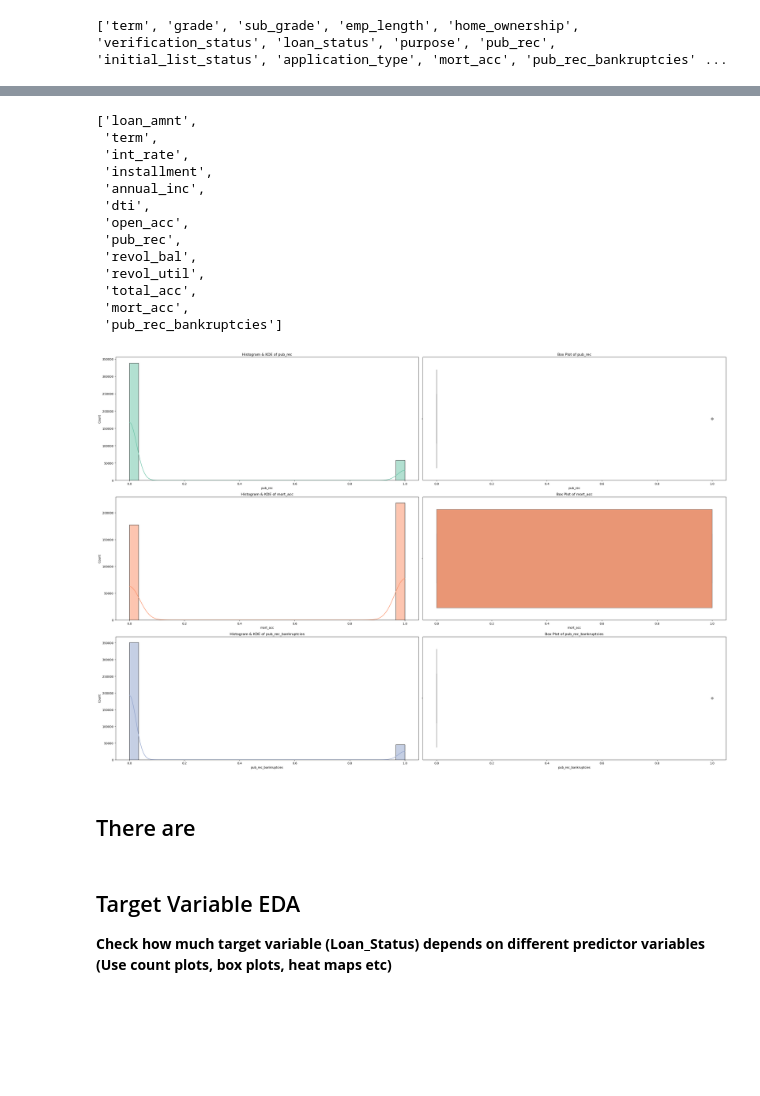
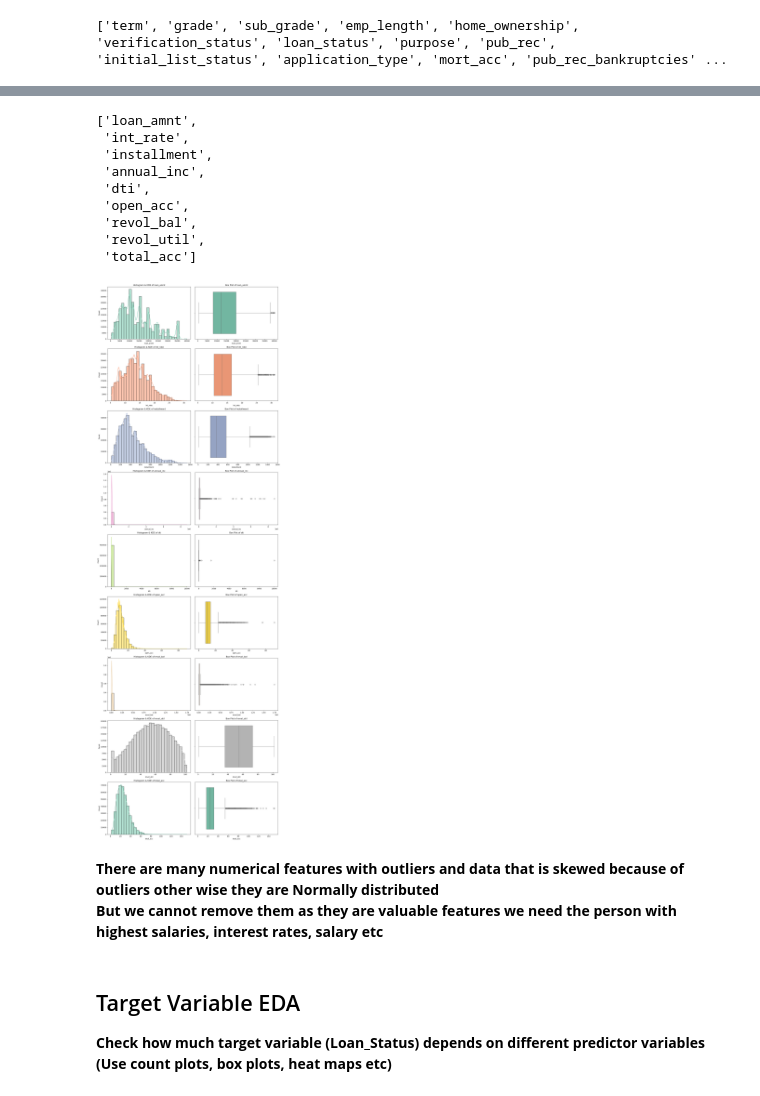
Before and after one commit to sayed-ashfaq/LoanTap_LogisticRegression, a Jupyter notebook: LoanTap_logistic_regression.ipynb, the cells around one changed output, grey strips where cells are left out. Drawn from its saved outputs; the diff is of its cells as text; code cells hidden in the pictures; blank space fills up the shorter version.

```diff
--- a/LoanTap_logistic_regression.ipynb
+++ b/LoanTap_logistic_regression.ipynb
@@ -640,6 +640,16 @@ plt.tight_layout()
 plt.show()
 # %% [output]
 [figure]
+# %%
+## Purpose columns
+
+def encode_purpose(purpose):
+    if purpose in ['debt_consolidation', 'credit_card']:
+        return 1  # Financial purpose
+    else:
+        return 0  # Other / Personal
+
+data['purpose_binary'] = data['purpose'].apply(encode_purpose)
 # %%
 data.describe(include= "object" )
 # %% [output]
@@ -760,46 +770,48 @@ memory usage: 77.8+ MB
 num_cols = [col for col in data.columns if data[col].dtype in ('float', 'int')]
 num_cols= num_cols[:-3] # removing last month, year
 # num_cols.remove('emp_length_clean')
+num_cols.remove('term')
+num_cols.remove('pub_rec')
+num_cols.remove('mort_acc')
+num_cols.remove('pub_rec_bankruptcies')
+# num_cols.remove('pub_rec_bankruptcies')
 num_cols
 # %% [output]
 ['loan_amnt',
- 'term',
  'int_rate',
  'installment',
  'annual_inc',
  'dti',
  'open_acc',
- 'pub_rec',
  'revol_bal',
  'revol_util',
- 'total_acc',
- 'mort_acc',
- 'pub_rec_bankruptcies']
+ 'total_acc']
 # %%
 
 def hist_box_plot(data, cols):
     colors = sns.color_palette("Set2", len(cols))
+    n = len(cols)
+    plt.figure(figsize=(15, 5*n))
+    # if there are three numerical columns, total 6 positions
 
-    plt.figure(figsize=(30, 20))
-    # if there are three numerical columns, total 6 positions
-    n = len(cols)
     for i, col in enumerate(cols):
-        plt.subplot(n, n-1, (n-1) * i + 1)
+        plt.subplot(n, 2, 2 * i + 1)
         sns.histplot(data[col], kde=True, bins=30, color=colors[i])
         plt.title(f"Histogram & KDE of {col}")
 
-        plt.subplot(n, n-1, (n-1) * i + 2)
+        plt.subplot(n, 2, 2 * i + 2)
         sns.boxplot(x=data[col], color=colors[i])
         plt.title(f"Box Plot of {col}")
 
     plt.tight_layout()
     plt.show()
 # %%
-hist_box_plot(data, cols)
+hist_box_plot(data, num_cols)
 # %% [output]
-[figure, old version]
+[figure, new version]
-# %% [markdown]
-## There are
+# %% [markdown]
+**There are many numerical features with outliers and data that is skewed because of outliers other wise they are Normally distributed**<br>
+**But we cannot remove them as they are valuable features we need the person with highest salaries, interest rates, salary etc**
 # %% [markdown]
 ## Target Variable EDA
 **Check how much target variable (Loan_Status) depends on different predictor variables (Use count plots, box plots, heat maps etc)**
```
Also changed, not shown: parts of 23 cells of this notebook.
